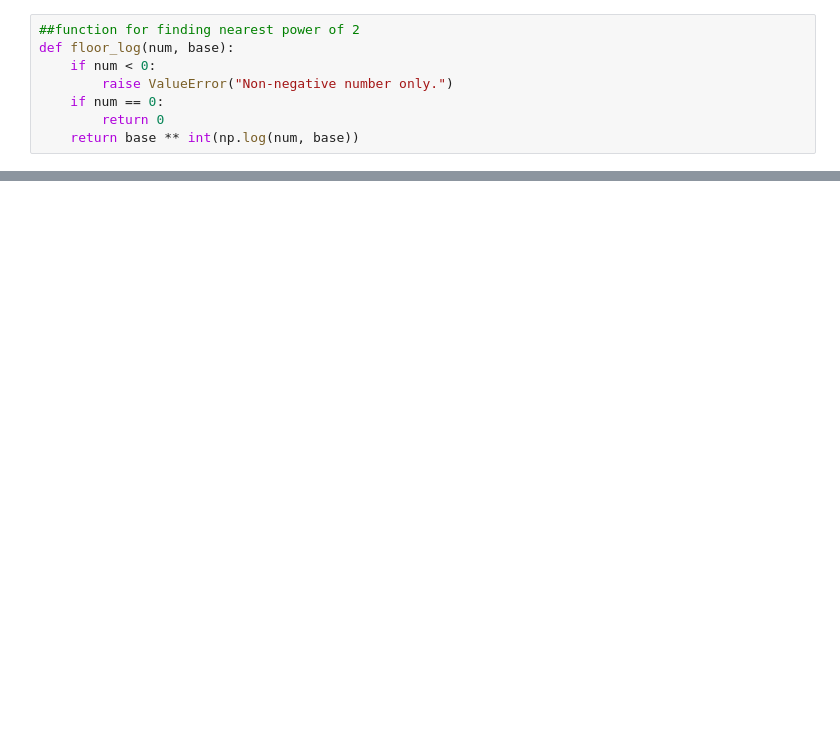
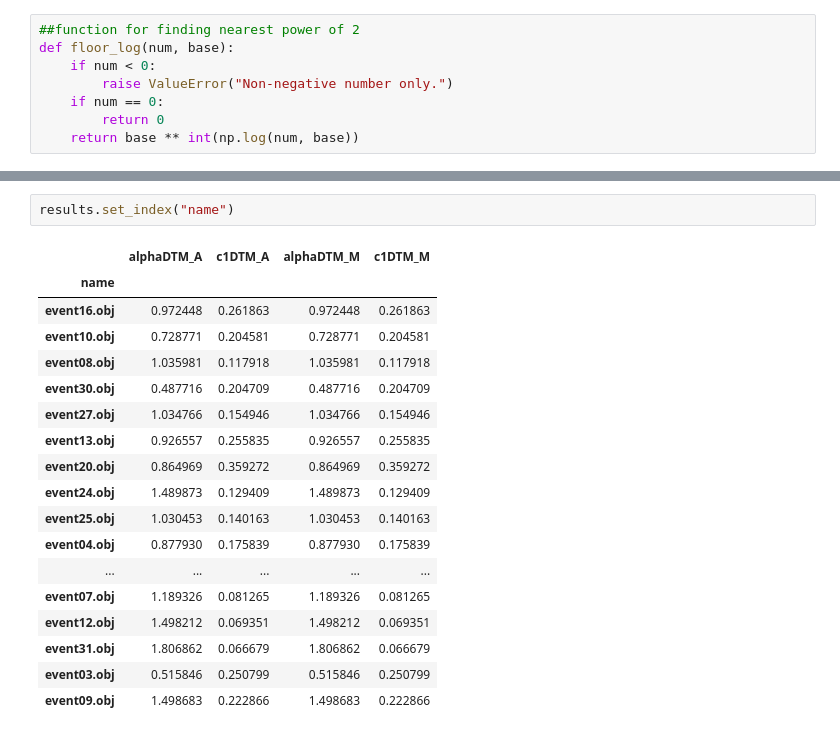
Before and after one commit to marcinmss/rain_analysis_toolbox, a Jupyter notebook: notebooks/test_multy_fractals/test_dtm.ipynb, the cells around one changed output, grey strips where cells are left out. Cells and saved outputs as stored; diff of their text form; blank space fills up the shorter version.

```diff
--- a/notebooks/test_multy_fractals/test_dtm.ipynb
+++ b/notebooks/test_multy_fractals/test_dtm.ipynb
@@ -95,0 +97,21 @@ results
+# %%
+results.set_index("name")
+# %% [output]
+|  | alphaDTM_A | c1DTM_A | alphaDTM_M | c1DTM_M |
+| name |  |  |  |  |
+| event16.obj | 0.972448 | 0.261863 | 0.972448 | 0.261863 |
+| event10.obj | 0.728771 | 0.204581 | 0.728771 | 0.204581 |
+| event08.obj | 1.035981 | 0.117918 | 1.035981 | 0.117918 |
+| event30.obj | 0.487716 | 0.204709 | 0.487716 | 0.204709 |
+| event27.obj | 1.034766 | 0.154946 | 1.034766 | 0.154946 |
+| event13.obj | 0.926557 | 0.255835 | 0.926557 | 0.255835 |
+| event20.obj | 0.864969 | 0.359272 | 0.864969 | 0.359272 |
+| event24.obj | 1.489873 | 0.129409 | 1.489873 | 0.129409 |
+| event25.obj | 1.030453 | 0.140163 | 1.030453 | 0.140163 |
+| event04.obj | 0.877930 | 0.175839 | 0.877930 | 0.175839 |
+| ... | ... | ... | ... | ... |
+| event07.obj | 1.189326 | 0.081265 | 1.189326 | 0.081265 |
+| event12.obj | 1.498212 | 0.069351 | 1.498212 | 0.069351 |
+| event31.obj | 1.806862 | 0.066679 | 1.806862 | 0.066679 |
+| event03.obj | 0.515846 | 0.250799 | 0.515846 | 0.250799 |
+| event09.obj | 1.498683 | 0.222866 | 1.498683 | 0.222866 |
```
Also changed, not shown: parts of 3 cells of this notebook, 3 other files.
